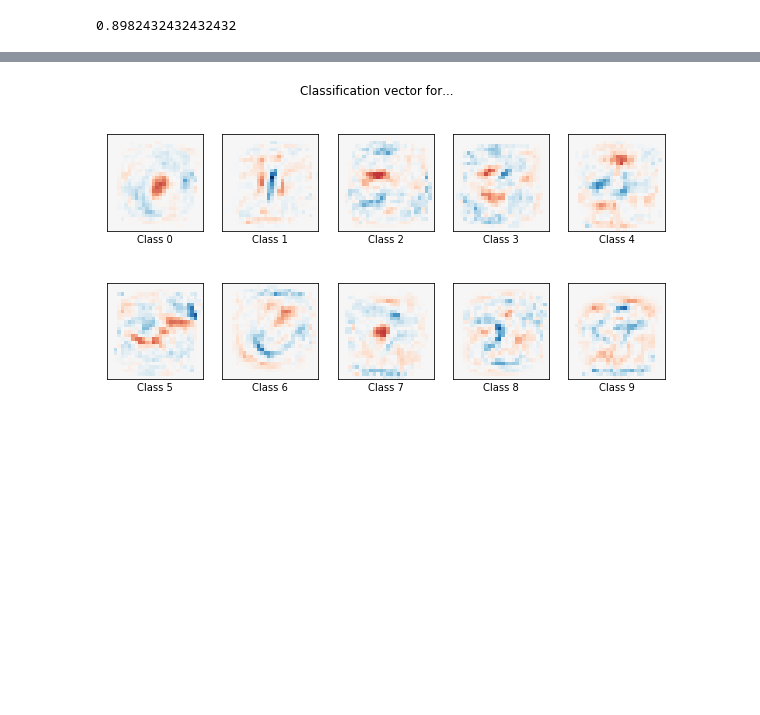
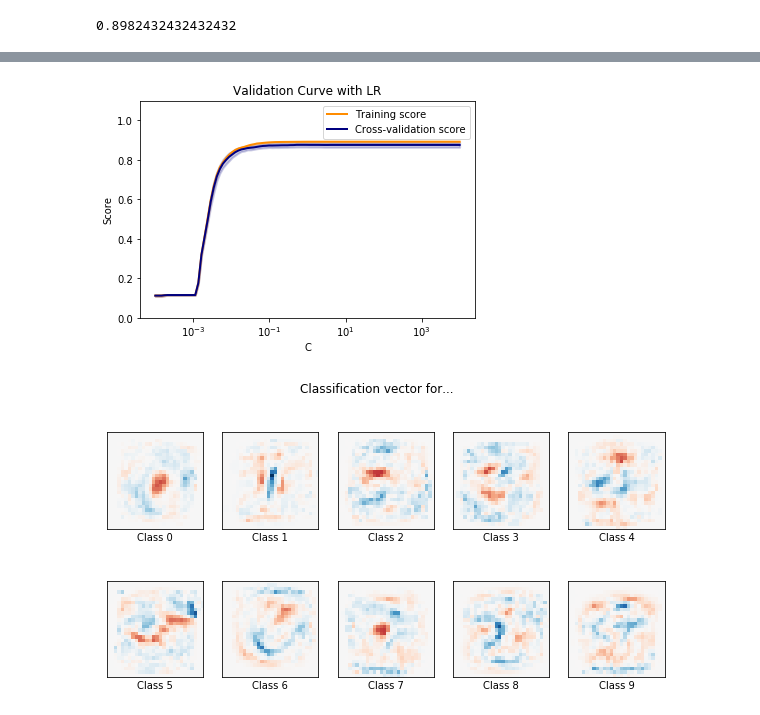
Before and after one commit to MikerT86/PR_assignment, a Jupyter notebook: Assignment part 5 and 6.ipynb, the cells around one changed output, grey strips where cells are left out. Saved outputs shown, nothing was run; the diff lists cells and outputs as text; code cells hidden in the pictures; blank space fills up the shorter version.

```diff
--- a/Assignment part 5 and 6.ipynb
+++ b/Assignment part 5 and 6.ipynb
@@ -132,0 +179,16 @@ print(score_LR)
+# %%
+from sklearn.model_selection import validation_curve
+
+param_range_LR = Cs_LR
+
+LR_graph = LogisticRegression(solver='saga',
+                        multi_class='multinomial',
+                        penalty='l1',
+                        tol=0.1,
+                        random_state=10,
+                        verbose=0,
+                        n_jobs=-1)
+
+train_scores_LR, test_scores_LR = validation_curve(
+    LR_graph, X_train, y_train, param_name="C", param_range=param_range_LR,
+    cv=10, scoring="accuracy", n_jobs=-1, verbose=1)
@@ -133,3 +198,29 @@ print(score_LR)
+# %%
+train_scores_LR_mean = np.mean(train_scores_LR, axis=1)
+train_scores_LR_std = np.std(train_scores_LR, axis=1)
+test_scores_LR_mean = np.mean(test_scores_LR, axis=1)
+test_scores_LR_std = np.std(test_scores_LR, axis=1)
+
+plt.title("Validation Curve with LR")
+plt.xlabel("C")
+plt.ylabel("Score")
+plt.ylim(0.0, 1.1)
+lw = 2
+plt.semilogx(param_range_LR, train_scores_LR_mean, label="Training score",
+             color="darkorange", lw=lw)
+plt.fill_between(param_range_LR, train_scores_LR_mean - train_scores_LR_std,
+                 train_scores_LR_mean + train_scores_LR_std, alpha=0.2,
+                 color="darkorange", lw=lw)
+plt.semilogx(param_range_LR, test_scores_LR_mean, label="Cross-validation score",
+             color="navy", lw=lw)
+plt.fill_between(param_range_LR, test_scores_LR_mean - test_scores_LR_std,
+                 test_scores_LR_mean + test_scores_LR_std, alpha=0.2,
+                 color="navy", lw=lw)
+
+plt.legend(loc="best")
+plt.show()
+# %% [output]
+[figure, added]
 # %%
 # copied from internet:
 # https://scikit-learn.org/stable/auto_examples/linear_model/plot_sparse_logistic_regression_mnist.html
```
Also changed, not shown: parts of 18 cells of this notebook.
